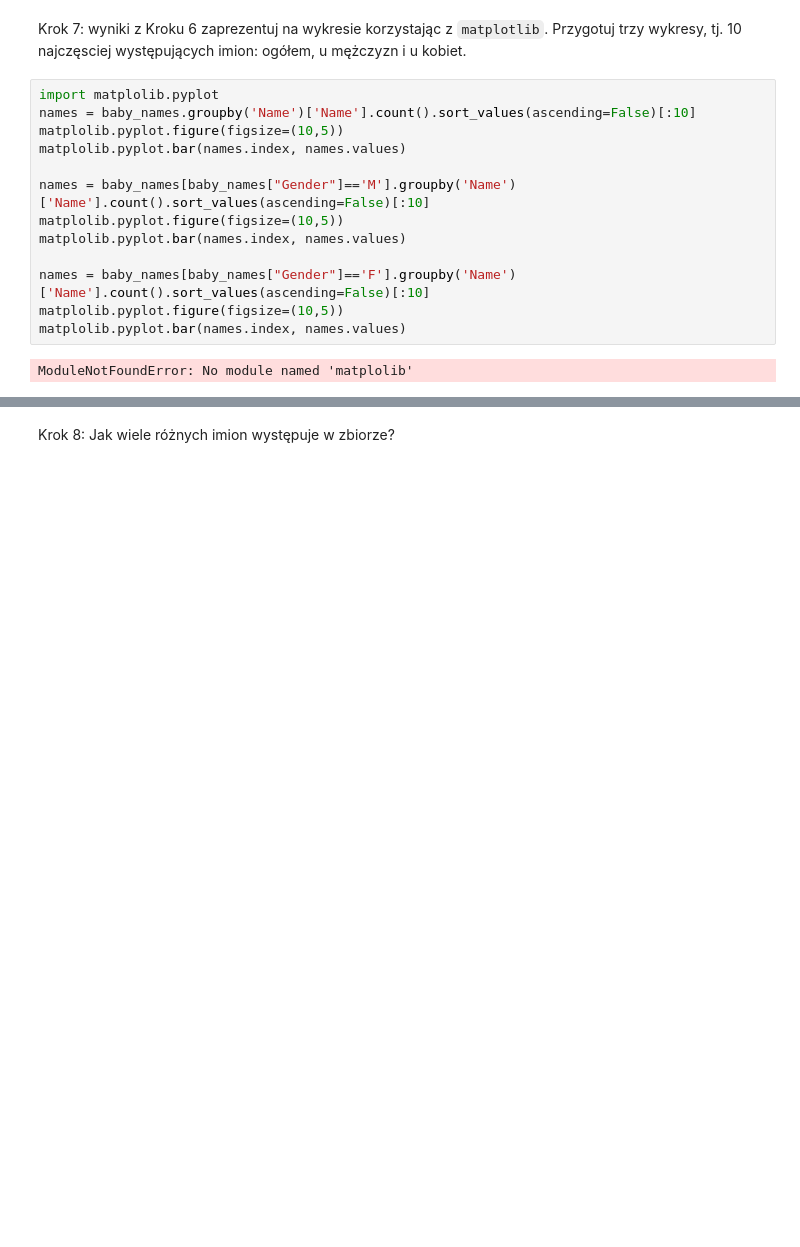
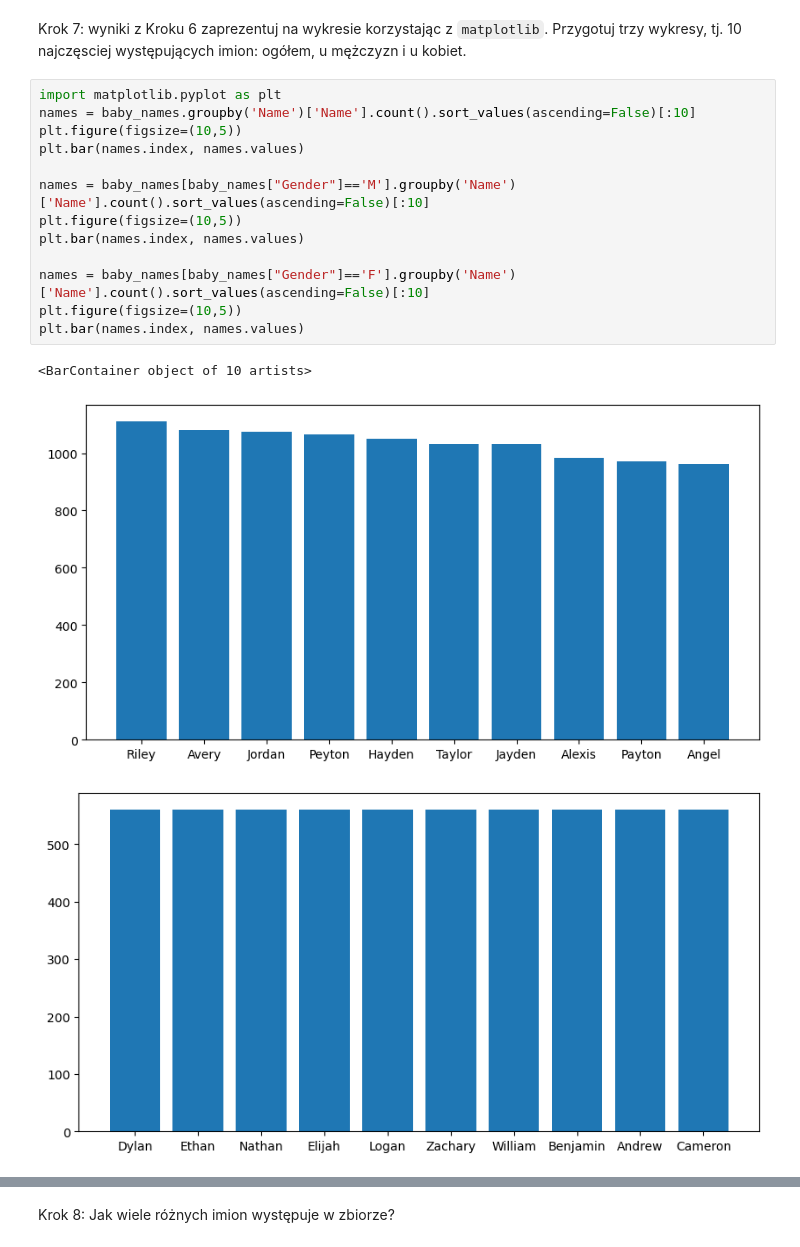
Before and after one commit to iza133/effective_python, a Jupyter notebook: lab12.ipynb, the cells around one changed output, grey strips where cells are left out. Saved outputs shown, nothing was run; the diff lists cells and outputs as text; blank space fills up the shorter version.

```diff
--- a/lab12.ipynb
+++ b/lab12.ipynb
@@ -84,17 +84,19 @@ Name: Name, dtype: int64
 # %% [markdown]
 Krok 7: wyniki z Kroku 6 zaprezentuj na wykresie korzystając z `matplotlib`. Przygotuj trzy wykresy, tj. 10 najczęsciej występujących imion: ogółem, u mężczyzn i u kobiet.
 # %%
-import matplolib.pyplot
+import matplotlib.pyplot as plt
 names = baby_names.groupby('Name')['Name'].count().sort_values(ascending=False)[:10]
-matplolib.pyplot.figure(figsize=(10,5))
-matplolib.pyplot.bar(names.index, names.values)
+plt.figure(figsize=(10,5))
+plt.bar(names.index, names.values)
 
 names = baby_names[baby_names["Gender"]=='M'].groupby('Name')['Name'].count().sort_values(ascending=False)[:10]
-matplolib.pyplot.figure(figsize=(10,5))
-matplolib.pyplot.bar(names.index, names.values)
+plt.figure(figsize=(10,5))
+plt.bar(names.index, names.values)
 
 names = baby_names[baby_names["Gender"]=='F'].groupby('Name')['Name'].count().sort_values(ascending=False)[:10]
-matplolib.pyplot.figure(figsize=(10,5))
-matplolib.pyplot.bar(names.index, names.values)
+plt.figure(figsize=(10,5))
+plt.bar(names.index, names.values)
 # %% [output]
-ModuleNotFoundError: No module named 'matplolib'
+<BarContainer object of 10 artists>
+[figure, added]
+[figure, added]
```
Also changed, not shown: parts of 6 cells of this notebook.
